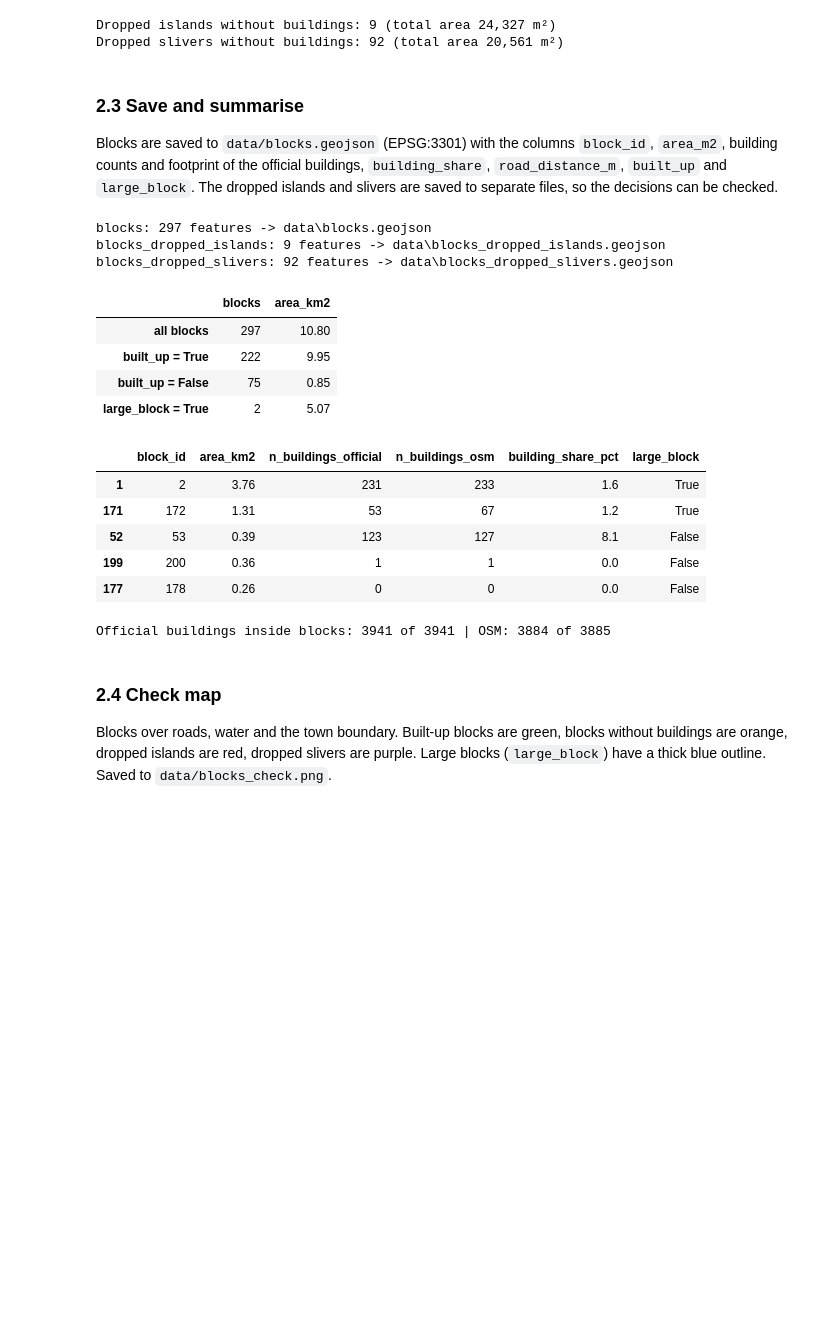
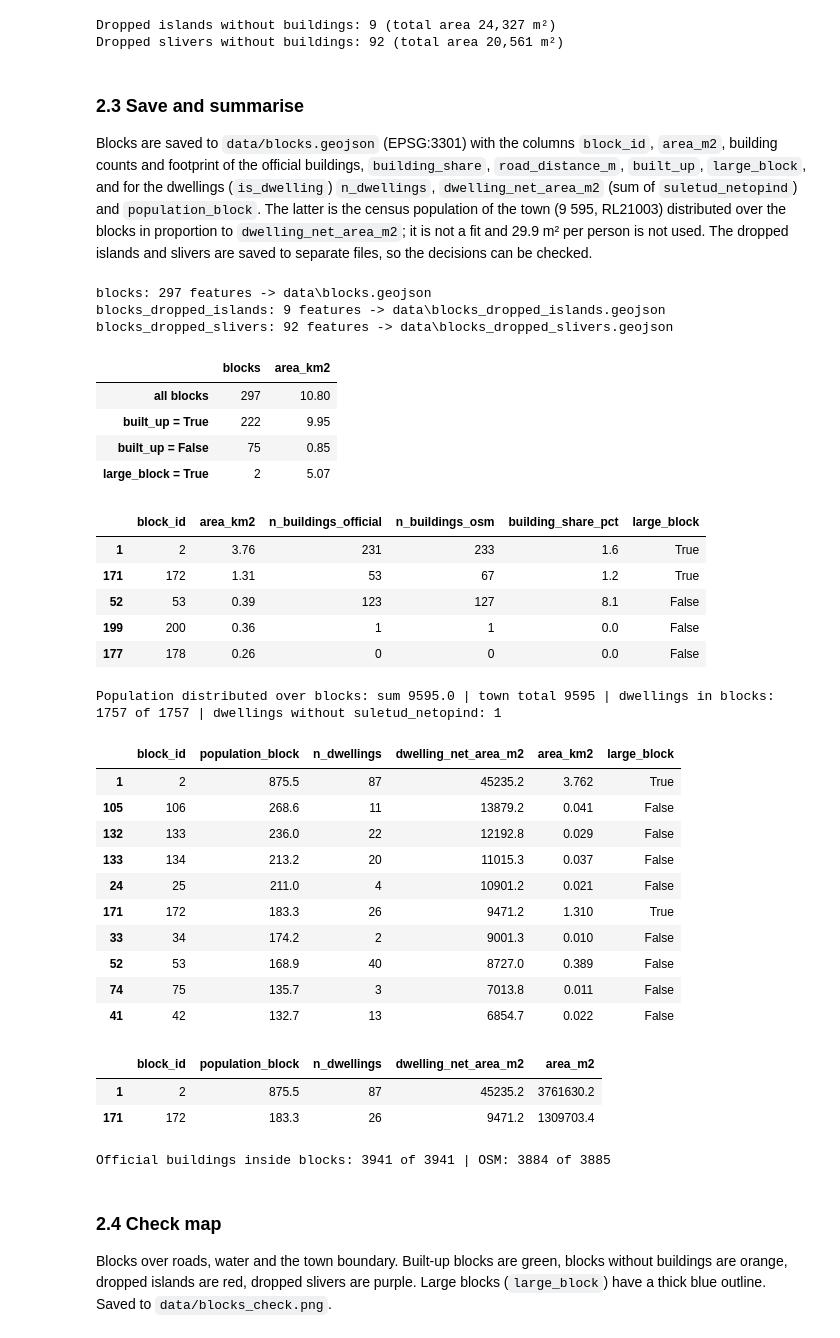
Before and after one commit to aleks-nab/haapsalu-urban-blocks, a Jupyter notebook: notebook.ipynb, the cells around one changed output. Cells and saved outputs as stored; diff of their text form; code cells hidden in the pictures; blank space fills up the shorter version.

```diff
--- a/notebook.ipynb
+++ b/notebook.ipynb
@@ -825,6 +825,18 @@ blocks = blocks[~is_sliver].reset_index(drop=True)
 
 blocks.insert(0, "block_id", range(1, len(blocks) + 1))
 blocks["large_block"] = blocks["area_m2"] > LARGE_BLOCK_AREA
+
+# Population per block: the town total from the census is only distributed (dasymetric distribution),
+# in proportion to the registry net floor area of the dwellings (is_dwelling) in each block.
+# 29.9 m2 per person is not used here and nothing is fitted.
+dwellings = buildings_off[buildings_off["is_dwelling"]]
+dwelling_points = gpd.GeoDataFrame({"net_area_m2": dwellings["suletud_netopind"]},
+                                   geometry=dwellings.representative_point(), crs=CRS)
+joined_dw = gpd.sjoin(blocks[["geometry"]], dwelling_points, predicate="contains")
+net_by_block = joined_dw.groupby(level=0)["net_area_m2"].sum().reindex(blocks.index).fillna(0)
+blocks["n_dwellings"] = joined_dw.groupby(level=0).size().reindex(blocks.index).fillna(0).astype(int)
+blocks["dwelling_net_area_m2"] = net_by_block.round(1)
+blocks["population_block"] = population * net_by_block / dwellings["suletud_netopind"].sum()
 print(f"Dropped islands without buildings: {len(islands)} (total area {islands.area_m2.sum():,.0f} m²)")
 print(f"Dropped slivers without buildings: {len(slivers)} (total area {slivers.area_m2.sum():,.0f} m²)")
 # %% [output]
@@ -835,7 +847,10 @@ Dropped slivers without buildings: 92 (total area 20,561 m²)
 
 Blocks are saved to `data/blocks.geojson` (EPSG:3301) with the columns `block_id`,
 `area_m2`, building counts and footprint of the official buildings, `building_share`,
-`road_distance_m`, `built_up` and `large_block`. The dropped islands and slivers are saved
+`road_distance_m`, `built_up`, `large_block`, and for the dwellings (`is_dwelling`) `n_dwellings`,
+`dwelling_net_area_m2` (sum of `suletud_netopind`) and `population_block`. The latter is the census
+population of the town (9 595, RL21003) distributed over the blocks in proportion to
+`dwelling_net_area_m2`; it is not a fit and 29.9 m² per person is not used. The dropped islands and slivers are saved
 to separate files, so the decisions can be checked.
 # %%
 SRC_BLOCKS = ("BlocksNet 1.0.0a9 cut_urban_blocks from OSM roads (incl. highway=service, no footway/path/cycleway/steps) "
@@ -847,34 +862,57 @@ save_layer(islands, "blocks_dropped_islands", "Blocks dropped as islands without
 save_layer(slivers, "blocks_dropped_slivers", "Blocks without buildings smaller than 500 m² (slivers), dropped",
            "derived, see other layers", "derived: the terms of the source layers apply")
 
 summary_blocks = pd.DataFrame({
     "blocks": [len(blocks), int(blocks.built_up.sum()), int((~blocks.built_up).sum()), int(blocks.large_block.sum())],
     "area_km2": [blocks.area_m2.sum() / 1e6, blocks[blocks.built_up].area_m2.sum() / 1e6,
                  blocks[~blocks.built_up].area_m2.sum() / 1e6, blocks[blocks.large_block].area_m2.sum() / 1e6]},
     index=["all blocks", "built_up = True", "built_up = False", "large_block = True"]).round(2)
 display(summary_blocks)
 
 top5 = blocks.nlargest(5, "area_m2").assign(area_km2=lambda d: (d.area_m2 / 1e6).round(2),
                                             building_share_pct=lambda d: (100 * d.building_share).round(1))
 display(top5[["block_id", "area_km2", "n_buildings_official", "n_buildings_osm", "building_share_pct", "large_block"]])
+print("Population distributed over blocks: sum", round(blocks["population_block"].sum(), 6), "| town total", population,
+      "| dwellings in blocks:", int(blocks["n_dwellings"].sum()), "of", len(dwellings),
+      "| dwellings without suletud_netopind:", int(dwellings["suletud_netopind"].isna().sum()))
+top10 = blocks.nlargest(10, "population_block").assign(population_block=lambda d: d["population_block"].round(1),
+                                                       area_km2=lambda d: (d["area_m2"] / 1e6).round(3))
+display(top10[["block_id", "population_block", "n_dwellings", "dwelling_net_area_m2", "area_km2", "large_block"]])
+display(blocks[blocks["large_block"]][["block_id", "population_block", "n_dwellings", "dwelling_net_area_m2", "area_m2"]]
+        .assign(population_block=lambda d: d["population_block"].round(1)))
 print("Official buildings inside blocks:", int(blocks.n_buildings_official.sum()), "of", len(buildings_off),
       "| OSM:", int(blocks.n_buildings_osm.sum()), "of", len(buildings_osm))
 # %% [output]
 blocks: 297 features -> data\blocks.geojson
 blocks_dropped_islands: 9 features -> data\blocks_dropped_islands.geojson
 blocks_dropped_slivers: 92 features -> data\blocks_dropped_slivers.geojson
 |  | blocks | area_km2 |
 | all blocks | 297 | 10.80 |
 | built_up = True | 222 | 9.95 |
 | built_up = False | 75 | 0.85 |
 | large_block = True | 2 | 5.07 |
 |  | block_id | area_km2 | n_buildings_official | n_buildings_osm | building_share_pct | large_block |
 | 1 | 2 | 3.76 | 231 | 233 | 1.6 | True |
 | 171 | 172 | 1.31 | 53 | 67 | 1.2 | True |
 | 52 | 53 | 0.39 | 123 | 127 | 8.1 | False |
 | 199 | 200 | 0.36 | 1 | 1 | 0.0 | False |
 | 177 | 178 | 0.26 | 0 | 0 | 0.0 | False |
-Official buildings inside blocks: 3941 of 3941 | OSM: 3884 of 3885
+Population distributed over blocks: sum 9595.0 | town total 9595 | dwellings in blocks: 1757 of 1757 | dwellings without suletud_netopind: 1
+|  | block_id | population_block | n_dwellings | dwelling_net_area_m2 | area_km2 | large_block |
+| 1 | 2 | 875.5 | 87 | 45235.2 | 3.762 | True |
+| 105 | 106 | 268.6 | 11 | 13879.2 | 0.041 | False |
+| 132 | 133 | 236.0 | 22 | 12192.8 | 0.029 | False |
+| 133 | 134 | 213.2 | 20 | 11015.3 | 0.037 | False |
+| 24 | 25 | 211.0 | 4 | 10901.2 | 0.021 | False |
+| 171 | 172 | 183.3 | 26 | 9471.2 | 1.310 | True |
+| 33 | 34 | 174.2 | 2 | 9001.3 | 0.010 | False |
+| 52 | 53 | 168.9 | 40 | 8727.0 | 0.389 | False |
+| 74 | 75 | 135.7 | 3 | 7013.8 | 0.011 | False |
+| 41 | 42 | 132.7 | 13 | 6854.7 | 0.022 | False |
+|  | block_id | population_block | n_dwellings | dwelling_net_area_m2 | area_m2 |
+| 1 | 2 | 875.5 | 87 | 45235.2 | 3761630.2 |
+| 171 | 172 | 183.3 | 26 | 9471.2 | 1309703.4 |
+Official buildings inside blocks: 3941 of 3941 | OSM: 3884 of 3885
 # %% [markdown]
 ### 2.4 Check map
 
```
Also changed, not shown: parts of 1 cell of this notebook, 2 other files.
